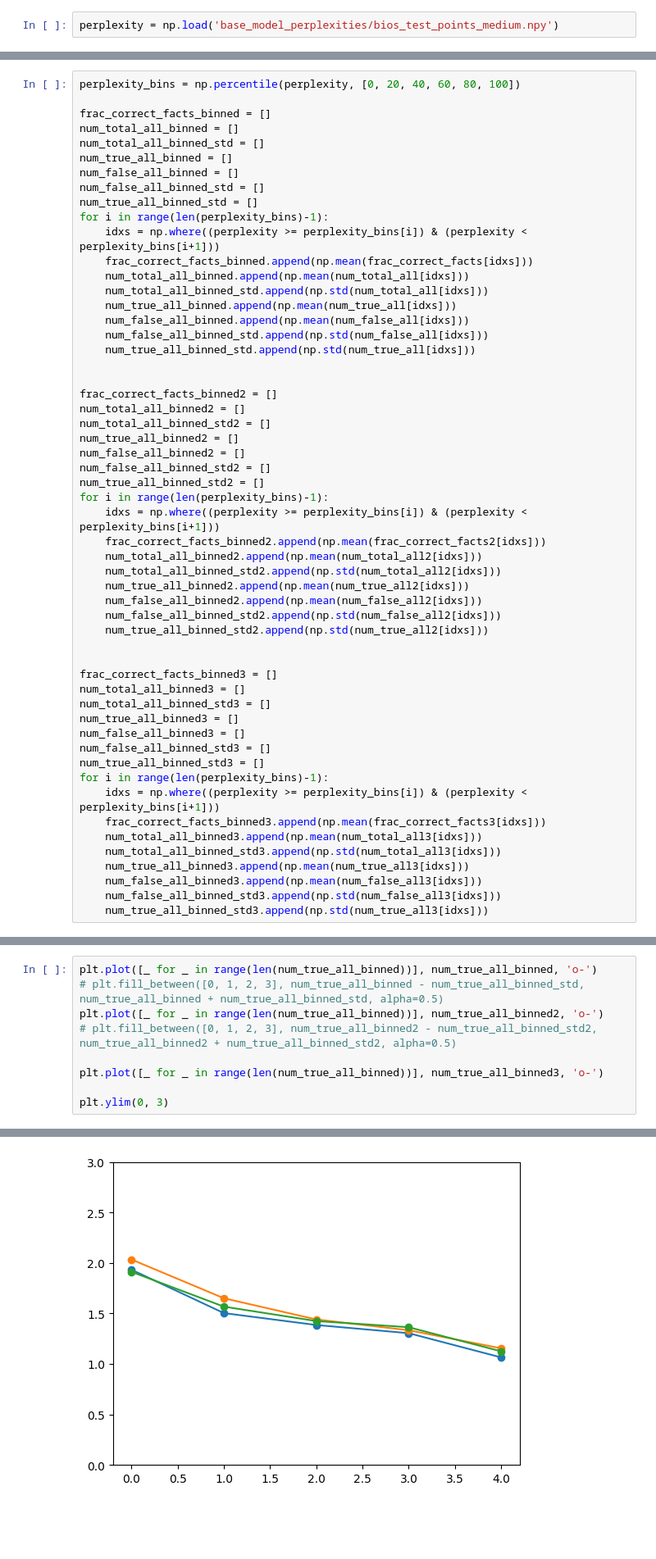
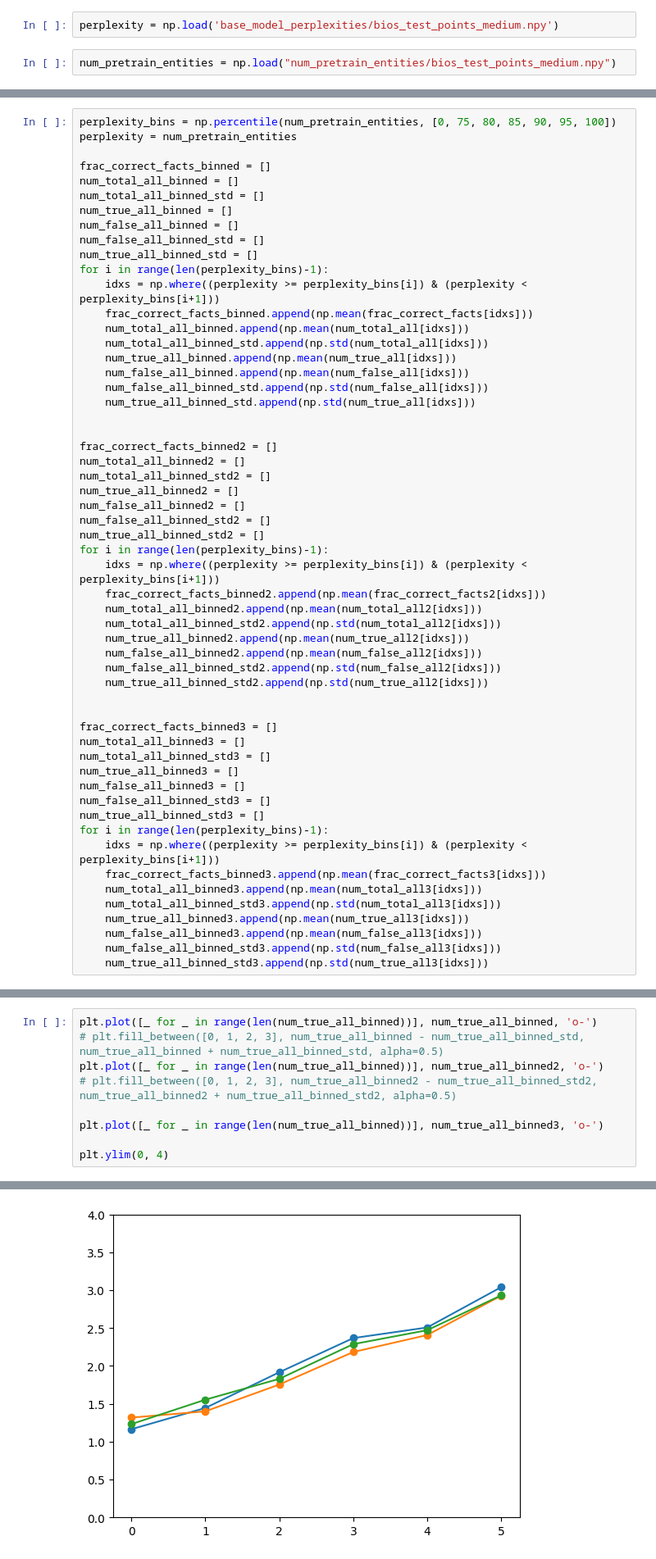
Before and after one commit to katiekang1998/llm_hallucinations, a Jupyter notebook: examples/analyze_bios_factuality2.ipynb, the cells around one changed output, grey strips where cells are left out. Shown at 82% size. Saved outputs shown, nothing was run; the diff lists cells and outputs as text; blank space fills up the shorter version.

```diff
--- a/examples/analyze_bios_factuality2.ipynb
+++ b/examples/analyze_bios_factuality2.ipynb
@@ -4,3 +4,5 @@ import matplotlib.pyplot as plt
 import json
 # %%
 perplexity = np.load('base_model_perplexities/bios_test_points_medium.npy')
+# %%
+num_pretrain_entities = np.load("num_pretrain_entities/bios_test_points_medium.npy")
@@ -85,5 +98,6 @@ plt.scatter(perplexity, num_true_all)
 # %%
-perplexity_bins = np.percentile(perplexity, [0, 20, 40, 60, 80, 100])
+perplexity_bins = np.percentile(num_pretrain_entities, [0, 75, 80, 85, 90, 95, 100])
+perplexity = num_pretrain_entities
 
 frac_correct_facts_binned = []
 num_total_all_binned = []
@@ -154,5 +175,5 @@ plt.plot([_ for _ in range(len(num_true_all_binned))], num_true_all_binned2, 'o-
 
 plt.plot([_ for _ in range(len(num_true_all_binned))], num_true_all_binned3, 'o-')
 
-plt.ylim(0, 3)
+plt.ylim(0, 4)
 # %% [output]
@@ -160,4 +181,4 @@ plt.ylim(0, 3)
-[figure, old version]
+[figure, new version]
 # %%
 plt.plot([_ for _ in range(len(num_true_all_binned))], num_false_all_binned, 'o-')
 # plt.fill_between([0, 1, 2, 3], num_false_all_binned - num_false_all_binned_std, num_false_all_binned + num_false_all_binned_std, alpha=0.5)
```
Also changed, not shown: parts of 9 cells of this notebook, 43 other files.
